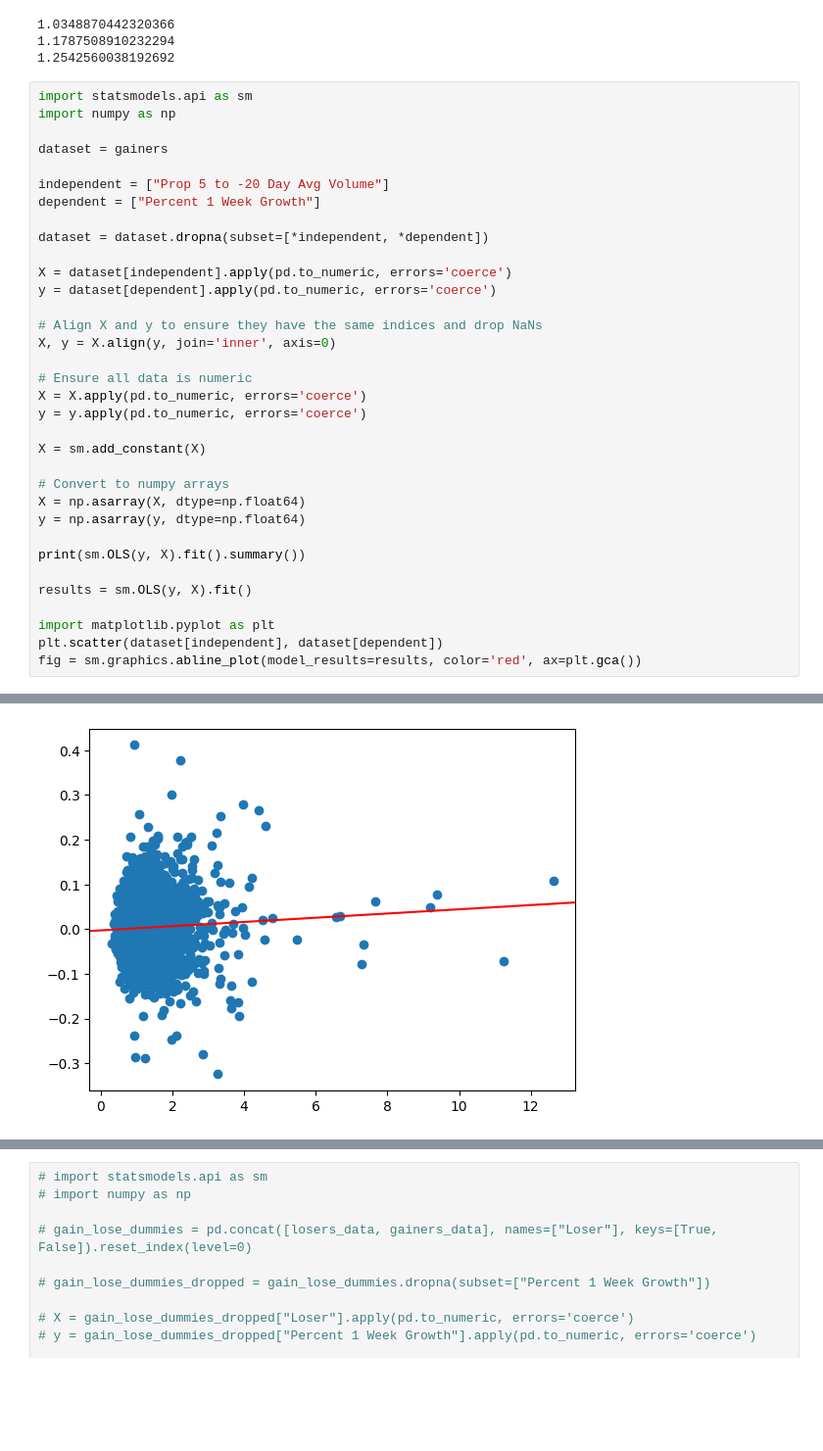
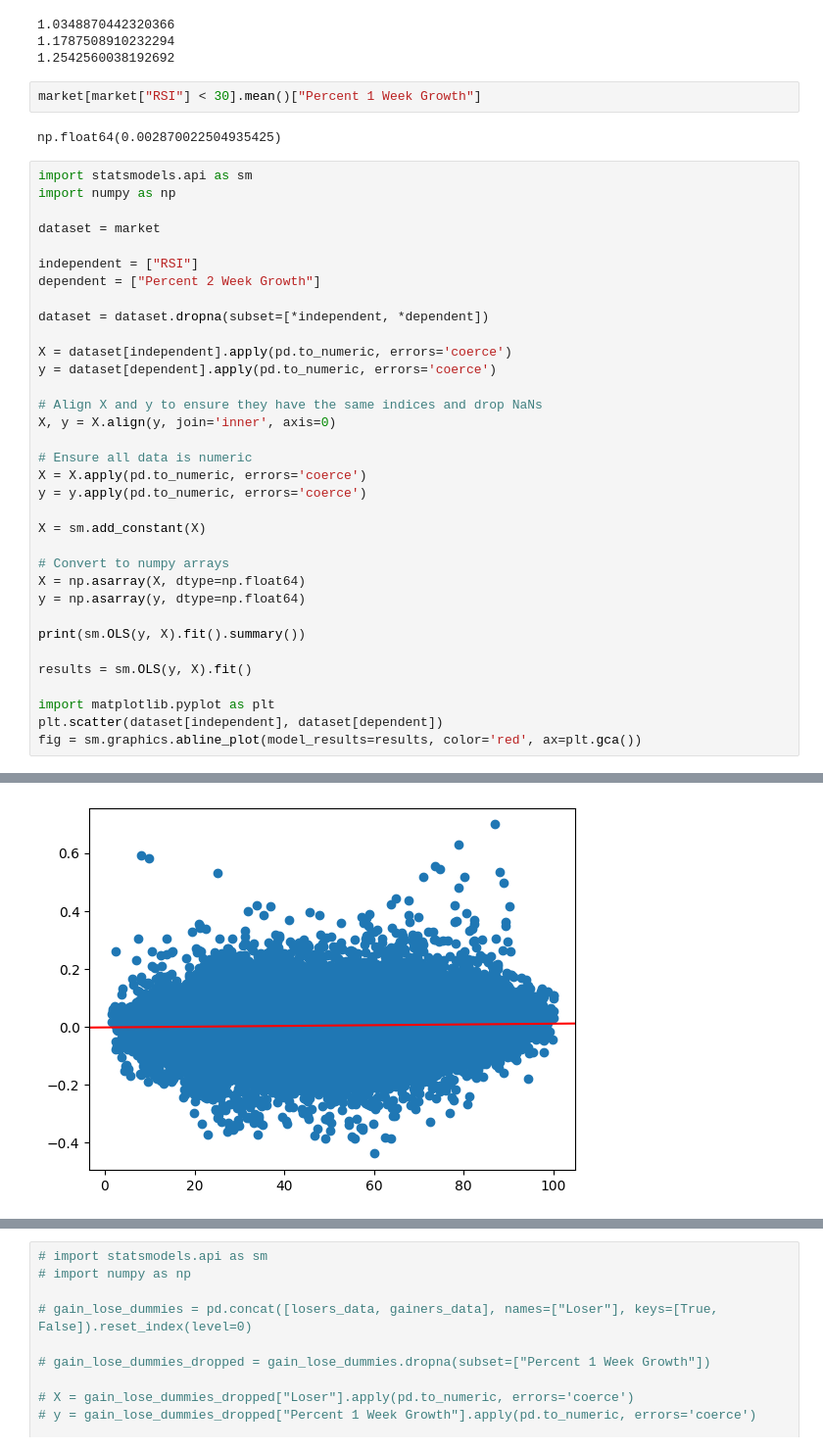
Before and after one commit to Remora-Capital/QTG, a Jupyter notebook: QTG/regression.ipynb, the cells around one changed output, grey strips where cells are left out. Shown at 98% size. Drawn from its saved outputs; the diff is of its cells as text; blank space fills up the shorter version.

```diff
--- a/QTG/regression.ipynb
+++ b/QTG/regression.ipynb
@@ -17,14 +17,18 @@ print(losers.mean()["Prop 5 to -20 Day Avg Volume"])
 1.0348870442320366
 1.1787508910232294
 1.2542560038192692
+# %%
+market[market["RSI"] < 30].mean()["Percent 1 Week Growth"]
+# %% [output]
+np.float64(0.002870022504935425)
 # %%
 import statsmodels.api as sm
 import numpy as np
 
-dataset = gainers
+dataset = market
 
-independent = ["Prop 5 to -20 Day Avg Volume"]
-dependent = ["Percent 1 Week Growth"]
+independent = ["RSI"]
+dependent = ["Percent 2 Week Growth"]
 
 dataset = dataset.dropna(subset=[*independent, *dependent])
 
@@ -64,12 +68,12 @@ Df Residuals:                    5617   BIC:                        -1.797e+04
 Df Model:                           1
 Covariance Type:            nonrobust
 ==============================================================================
 ... (9 lines left out)
 ==============================================================================
 
 Notes:
 [1] Standard Errors assume that the covariance matrix of the errors is correctly specified.
-[figure, old version]
+[figure, new version]
 # %%
 # import statsmodels.api as sm
 # import numpy as np
```
Also changed, not shown: parts of 2 cells of this notebook, 21 other files.
